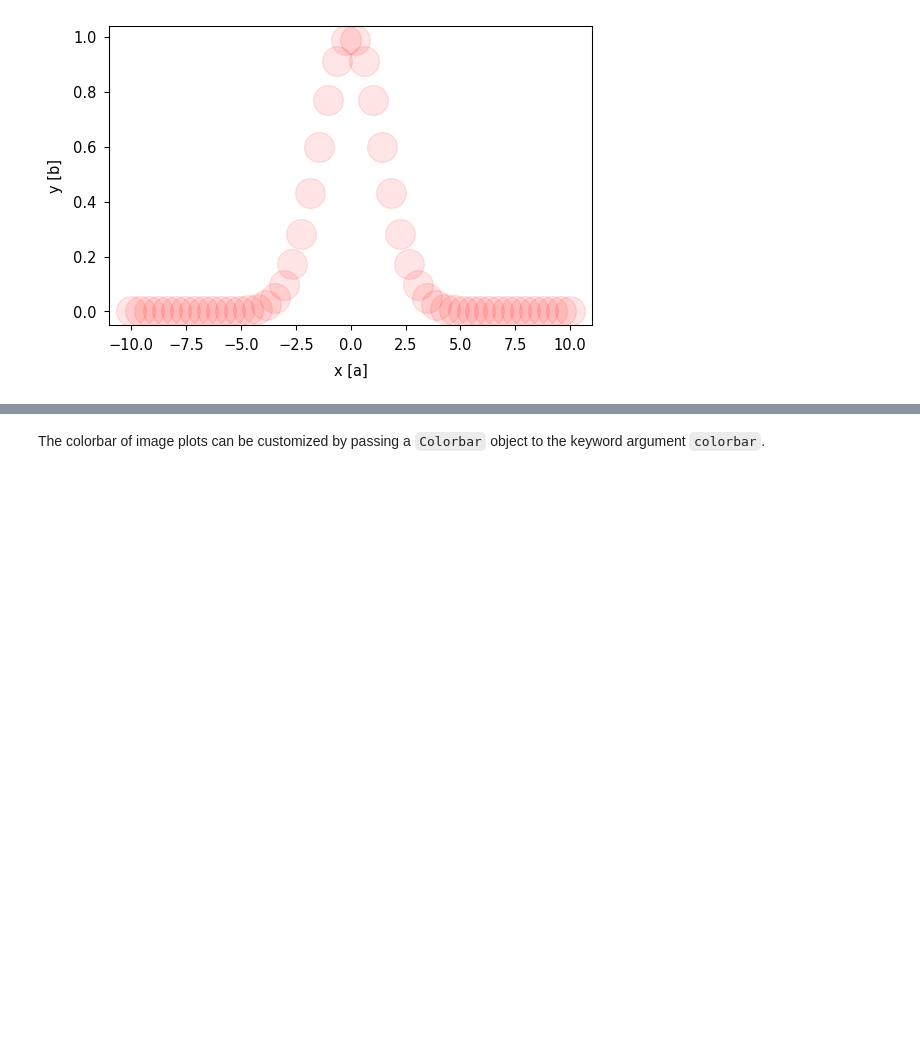
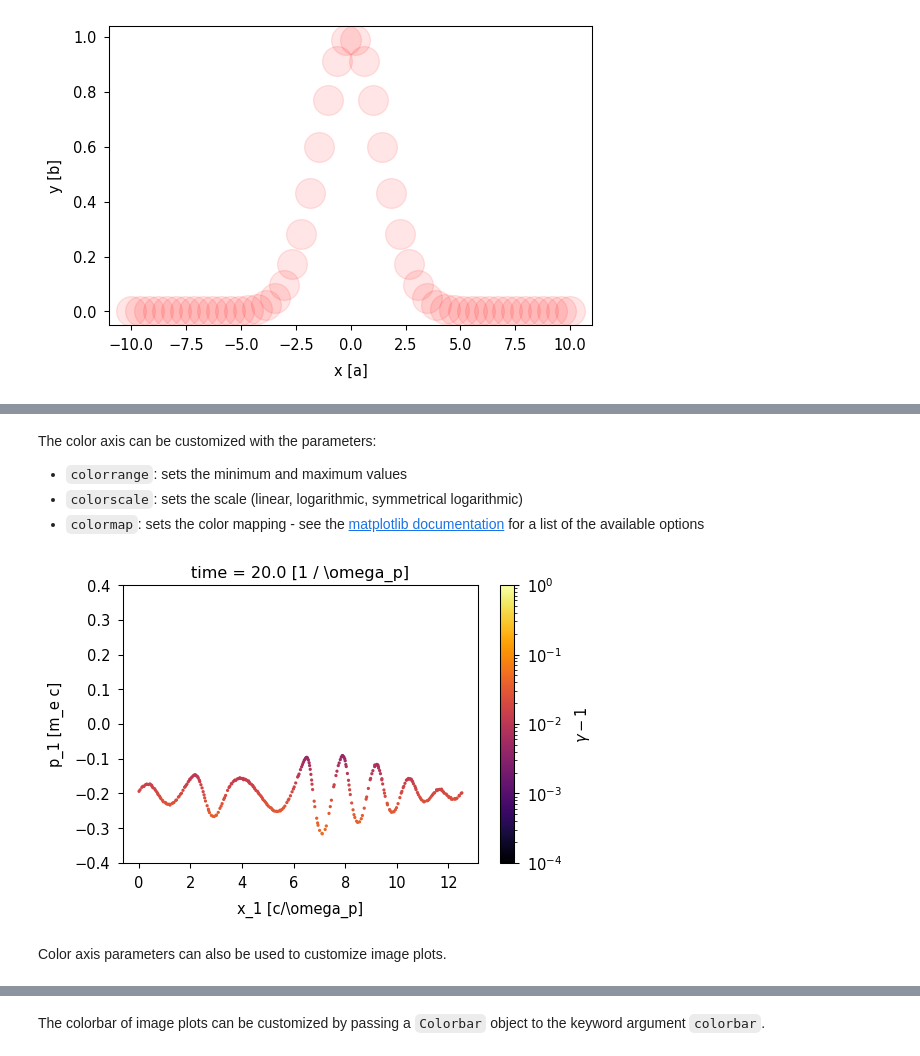
Before and after one commit to GoLP-IST/nata, a Jupyter notebook: examples/Plots.ipynb, the cells around one changed output, grey strips where cells are left out. Drawn from its saved outputs; the diff is of its cells as text; code cells hidden in the pictures; blank space fills up the shorter version.

```diff
--- a/examples/Plots.ipynb
+++ b/examples/Plots.ipynb
@@ -143,3 +170,25 @@ Subclasses:
+# %% [markdown]
+The color axis can be customized with the parameters:
+- `colorrange`: sets the minimum and maximum values
+- `colorscale`: sets the scale (linear, logarithmic, symmetrical logarithmic)
+- `colormap`: sets the color mapping - see the [matplotlib documentation](https://matplotlib.org/stable/tutorials/colors/colormaps.html) for a list of the available options
+# %%
+fig = prt[::200].plot(
+    yrange=(-.4, .4),
+    kind=Scatter(
+        size=2,
+        color=prt[::200, "ene"].to_numpy(),
+        colorrange=(1e-4, 1),
+        colorscale=LogScale(),
+        colormap="inferno",
+        colorbar=Colorbar(label="$\gamma - 1$"),
+    )
+)
+fig.show()
+# %% [output]
+[figure, added]
+# %% [markdown]
+Color axis parameters can also be used to customize image plots.
 # %%
 x = np.linspace(0, 10*np.pi, 101)
 y = np.linspace(0, 10*np.pi, 201)
```
Also changed, not shown: parts of 8 cells of this notebook, 8 other files.
